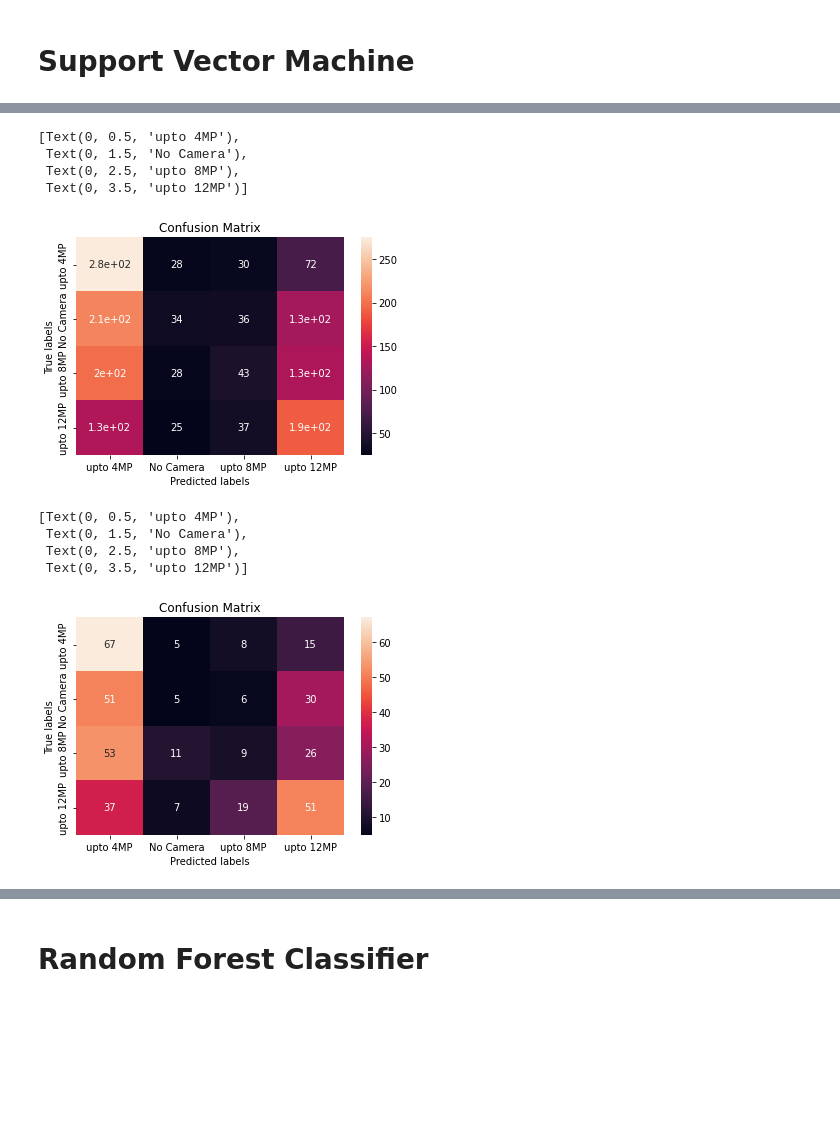
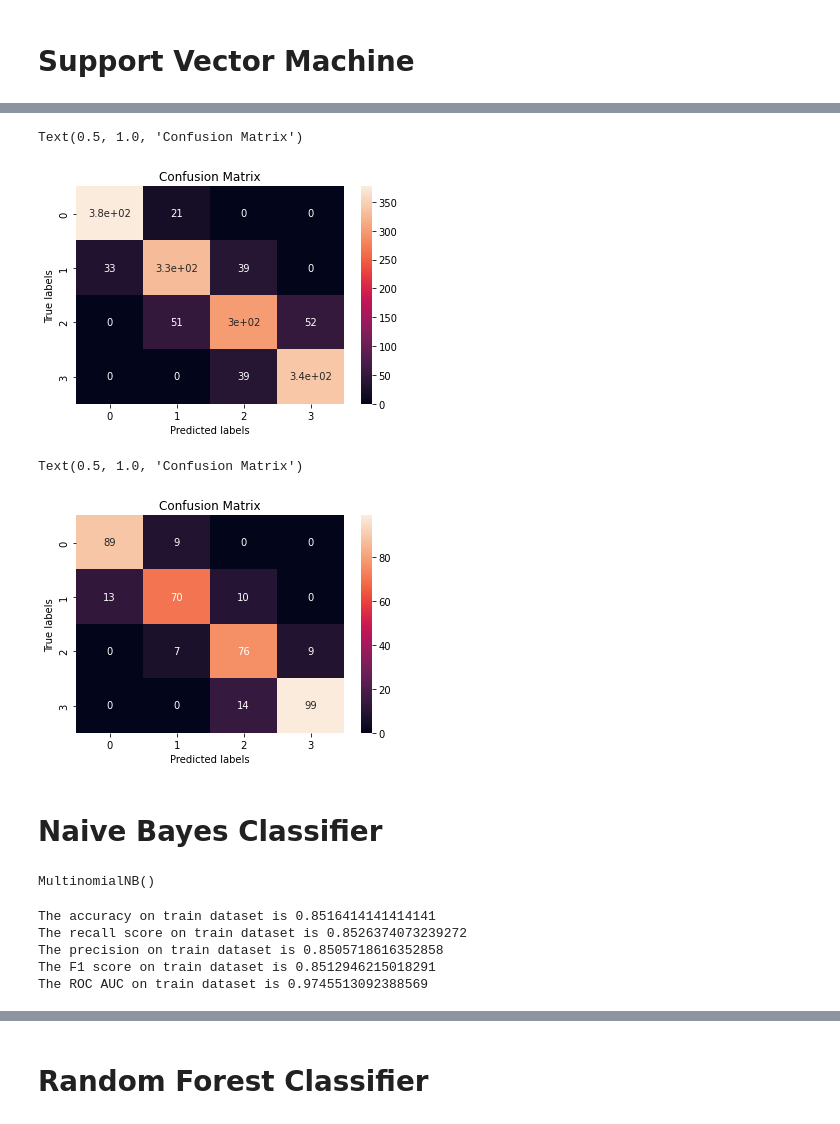
Before and after one commit to Ajay0110/Mobile-Price-Range-Prediction, a Jupyter notebook: Mobile_Price_Range_Prediction.ipynb, the cells around one changed output, grey strips where cells are left out. Saved outputs shown, nothing was run; the diff lists cells and outputs as text; code cells hidden in the pictures; blank space fills up the shorter version.

Commit message:
Naive Bayes Classifier

```diff
--- a/Mobile_Price_Range_Prediction.ipynb
+++ b/Mobile_Price_Range_Prediction.ipynb
@@ -827,7 +946,7 @@ from sklearn.metrics import roc_curve
 %matplotlib inline
 # %%
 clf = LogisticRegression(multi_class='ovr',fit_intercept=True, random_state=0, max_iter=10000)
-clf.fit(X_train, y_train)
+clf.fit(x, y)
 # %% [output]
 LogisticRegression(max_iter=10000, multi_class='ovr', random_state=0)
 # %%
@@ -992,2 +1214,8 @@ array([[ 95,   0,   0,   0],
 # Importing KNeighborsClassifier
 from sklearn.neighbors import KNeighborsClassifier
+# %%
+knnc= KNeighborsClassifier(n_neighbors=5, metric='minkowski', p=2)
+k_range = list(range(1, 31))
+param_grid = dict(n_neighbors=k_range)
+grid = GridSearchCV(knnc, param_grid, cv=10, scoring='accuracy', return_train_score=False,verbose=1)
+grid.fit(x,y)
@@ -1121,3 +1385 @@ from sklearn import svm
 svm_cls = svm.SVC(decision_function_shape='ovr',probability=True)
-# %%
-svm_cls.fit(X_train, y_train)
@@ -1125,0 +1386,3 @@ SVC(probability=True)
+# %%
+# Fitting the model
+svm_cls.fit(x,y)
@@ -1182,27 +1447,26 @@ sns.heatmap(train_cm_svm, annot=True, ax = ax) #annot=True to annotate cells
 ax.set_xlabel('Predicted labels')
 ax.set_ylabel('True labels')
 ax.set_title('Confusion Matrix')
-ax.xaxis.set_ticklabels(labels)
-ax.yaxis.set_ticklabels(labels)
 # %% [output]
-[Text(0, 0.5, 'upto 4MP'),
- Text(0, 1.5, 'No Camera'),
- Text(0, 2.5, 'upto 8MP'),
- Text(0, 3.5, 'upto 12MP')]
+Text(0.5, 1.0, 'Confusion Matrix')
-[figure, old version]
+[figure, new version]
 # %%
 # SVM Confusion Matrix Test Data Plot
 ax= plt.subplot()
 sns.heatmap(test_cm_svm, annot=True, ax = ax) #annot=True to annotate cells
 # labels, title and ticks
 ax.set_xlabel('Predicted labels')
 ax.set_ylabel('True labels')
 ax.set_title('Confusion Matrix')
-ax.xaxis.set_ticklabels(labels)
-ax.yaxis.set_ticklabels(labels)
 # %% [output]
-[Text(0, 0.5, 'upto 4MP'),
- Text(0, 1.5, 'No Camera'),
- Text(0, 2.5, 'upto 8MP'),
- Text(0, 3.5, 'upto 12MP')]
+Text(0.5, 1.0, 'Confusion Matrix')
-[figure, old version]
+[figure, new version]
+# %% [markdown]
+# Naive Bayes Classifier
+# %%
+# Importing Multinomial NaiveBayes
+from sklearn.naive_bayes import MultinomialNB
+mnb = MultinomialNB()
+mnb.fit(x,y)
+# %% [output]
+MultinomialNB()
@@ -1208,0 +1494,13 @@ ax.yaxis.set_ticklabels(labels)
+# %%
+# Printing Train Metrics
+print("The accuracy on train dataset is", svm_train_accuracy)
+print("The recall score on train dataset is", svm_train_recall)
+print("The precision on train dataset is", svm_train_precision)
+print("The F1 score on train dataset is", svm_train_f1_score)
+print("The ROC AUC on train dataset is", svm_train_roc_auc)
+# %% [output]
+The accuracy on train dataset is 0.8516414141414141
+The recall score on train dataset is 0.8526374073239272
+The precision on train dataset is 0.8505718616352858
+The F1 score on train dataset is 0.8512946215018291
+The ROC AUC on train dataset is 0.9745513092388569
```
Also changed, not shown: parts of 133 cells of this notebook.
